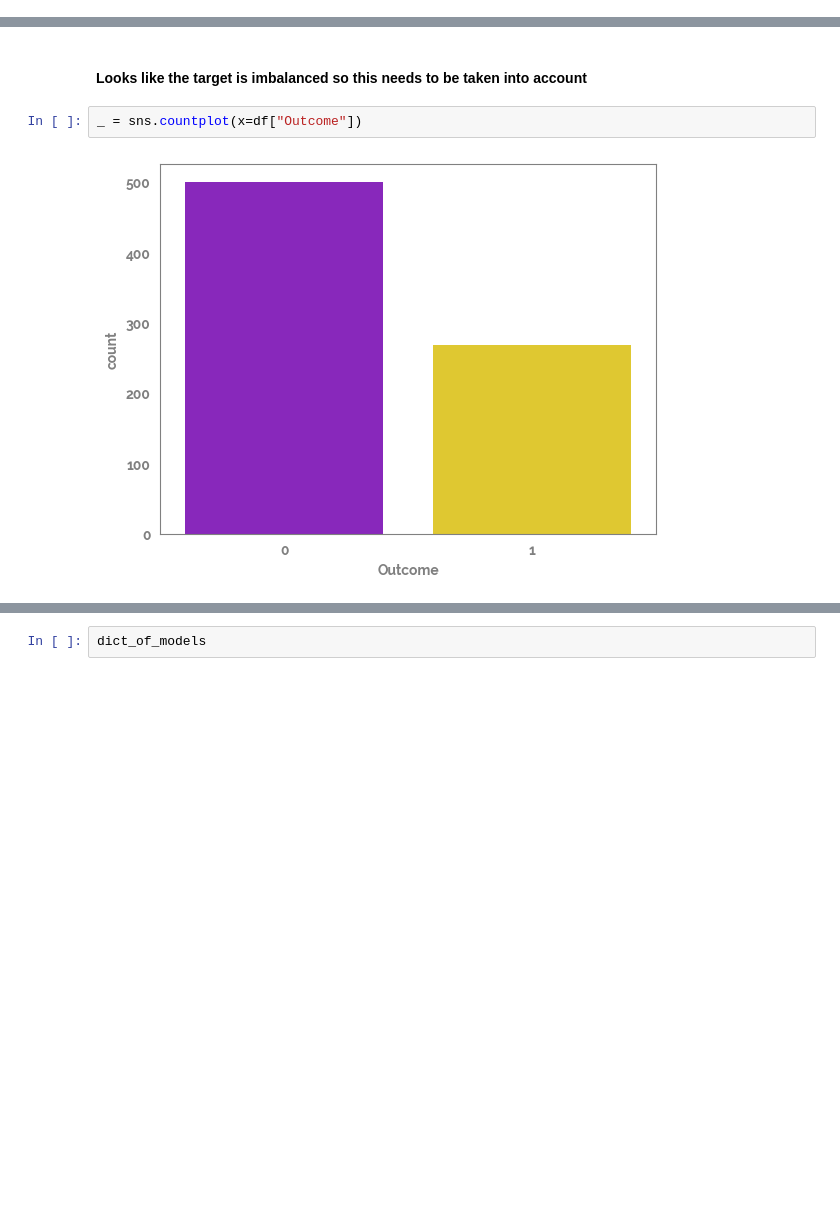
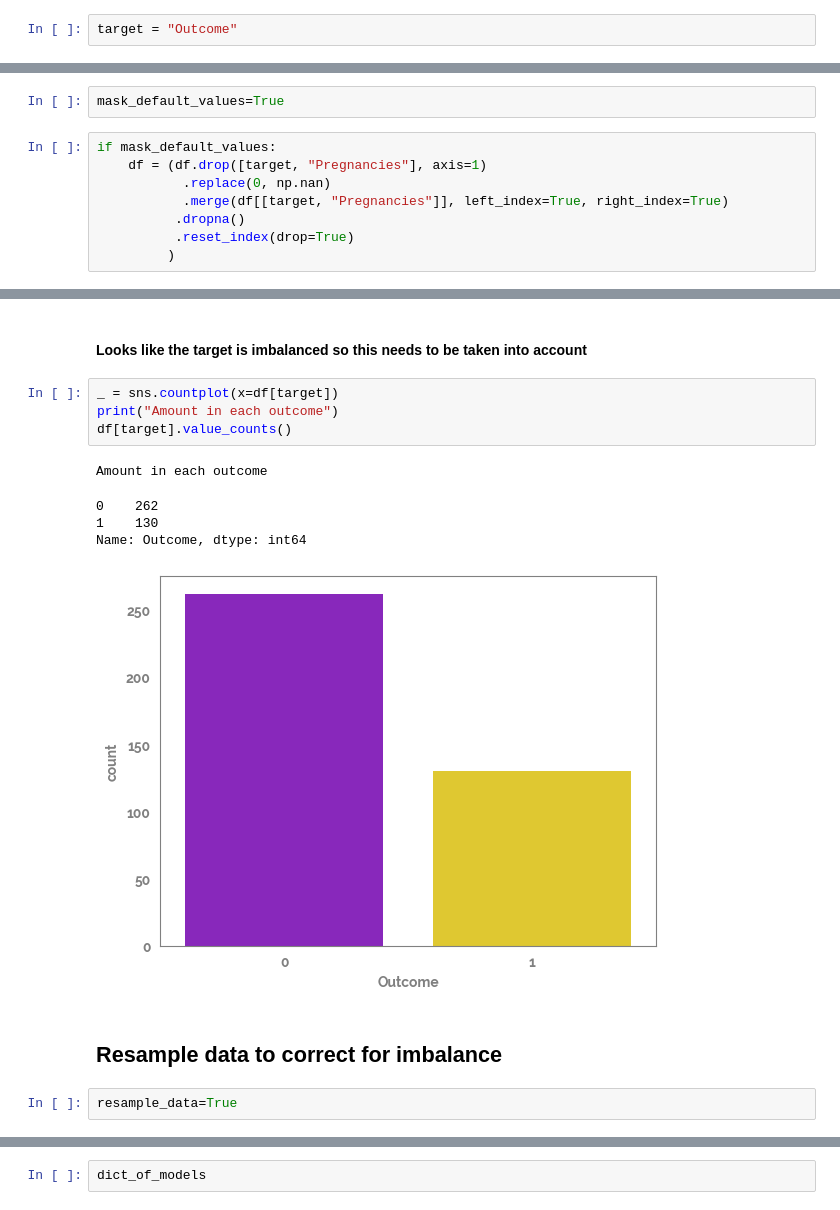
Before and after one commit to jameshtwose/example_deliverables, a Jupyter notebook: ML_examples/pima_diabetes/pima_Classification.ipynb, the cells around one changed output, grey strips where cells are left out. Drawn from its saved outputs; the diff is of its cells as text; blank space fills up the shorter version.

```diff
--- a/ML_examples/pima_diabetes/pima_Classification.ipynb
+++ b/ML_examples/pima_diabetes/pima_Classification.ipynb
@@ -38,3 +55,5 @@ display(df.head()), display(df.shape)
 | 4 | 0 | 137 | 40 | 35 | 168 | 43.1 | 2.288 | 33 | ... |
 (768, 9)
 (None, None)
+# %%
+target = "Outcome"
@@ -41,8 +62,28 @@ display(df.head()), display(df.shape)
+# %%
+mask_default_values=True
+# %%
+if mask_default_values:
+    df = (df.drop([target, "Pregnancies"], axis=1)
+           .replace(0, np.nan)
+           .merge(df[[target, "Pregnancies"]], left_index=True, right_index=True)
+          .dropna()
+          .reset_index(drop=True)
+         )
 # %% [markdown]
 ## Plot the amount of rows in each side of the target
 # %% [markdown]
 #### Looks like the target is imbalanced so this needs to be taken into account
 # %%
-_ = sns.countplot(x=df["Outcome"])
+_ = sns.countplot(x=df[target])
+print("Amount in each outcome")
+df[target].value_counts()
 # %% [output]
+Amount in each outcome
+0    262
+1    130
+Name: Outcome, dtype: int64
-[figure, old version]
+[figure, new version]
+# %% [markdown]
+## Resample data to correct for imbalance
+# %%
+resample_data=True
```
Also changed, not shown: parts of 23 cells of this notebook, 2 other files.
